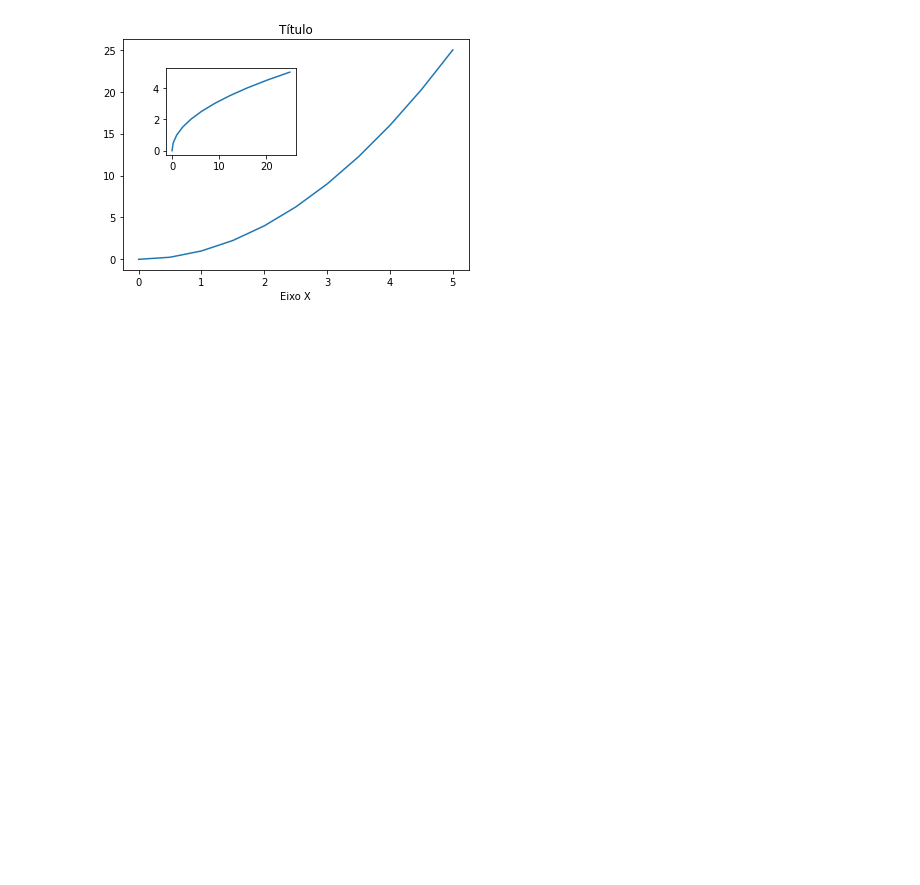
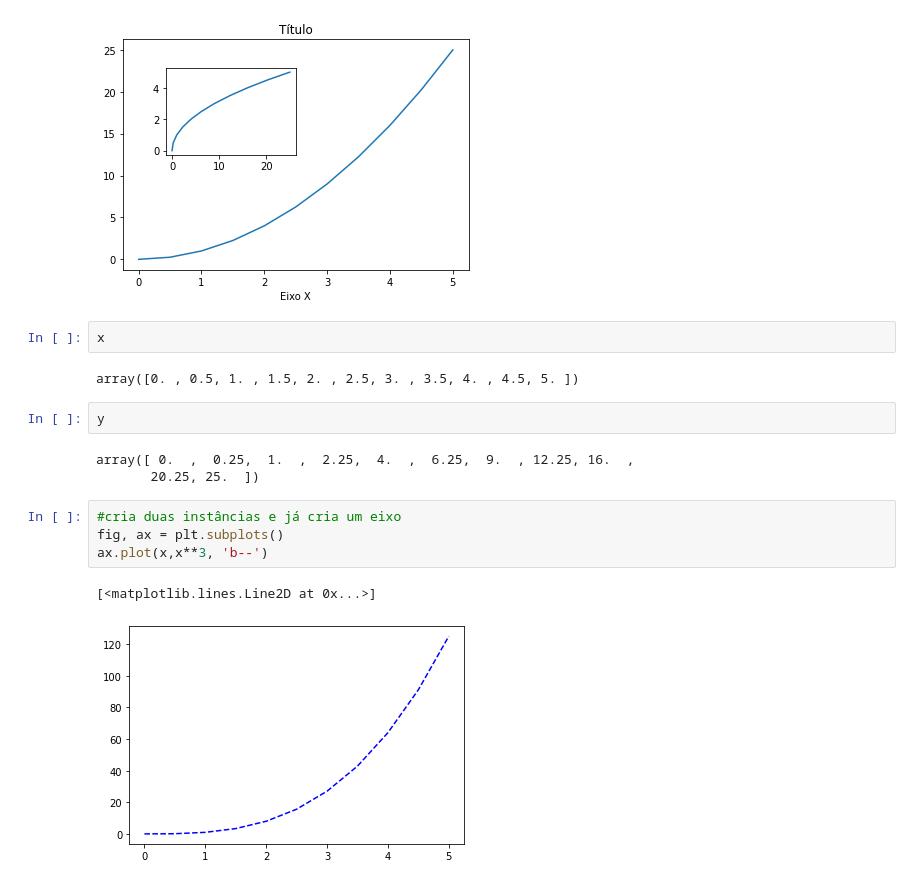
Before and after one commit to liviasilvasantos/curso-python-data-science-machine-learning, a Jupyter notebook: Secao7-VisualizacaoDados/matplotlib_1.ipynb, the cells around one changed output. Saved outputs shown, nothing was run; the diff lists cells and outputs as text; blank space fills up the shorter version.

Commit message:
Matplotlib: subplots

```diff
--- a/Secao7-VisualizacaoDados/matplotlib_1.ipynb
+++ b/Secao7-VisualizacaoDados/matplotlib_1.ipynb
@@ -59,3 +59,19 @@ axes2.plot(y, x)
 # %% [output]
 [<matplotlib.lines.Line2D at 0x...>]
 [figure]
+# %%
+x
+# %% [output]
+array([0. , 0.5, 1. , 1.5, 2. , 2.5, 3. , 3.5, 4. , 4.5, 5. ])
+# %%
+y
+# %% [output]
+array([ 0.  ,  0.25,  1.  ,  2.25,  4.  ,  6.25,  9.  , 12.25, 16.  ,
+       20.25, 25.  ])
+# %%
+#cria duas instâncias e já cria um eixo
+fig, ax = plt.subplots()
+ax.plot(x,x**3, 'b--')
+# %% [output]
+[<matplotlib.lines.Line2D at 0x...>]
+[figure, added]
```
Also changed, not shown: parts of 7 cells of this notebook, 1 other file.
